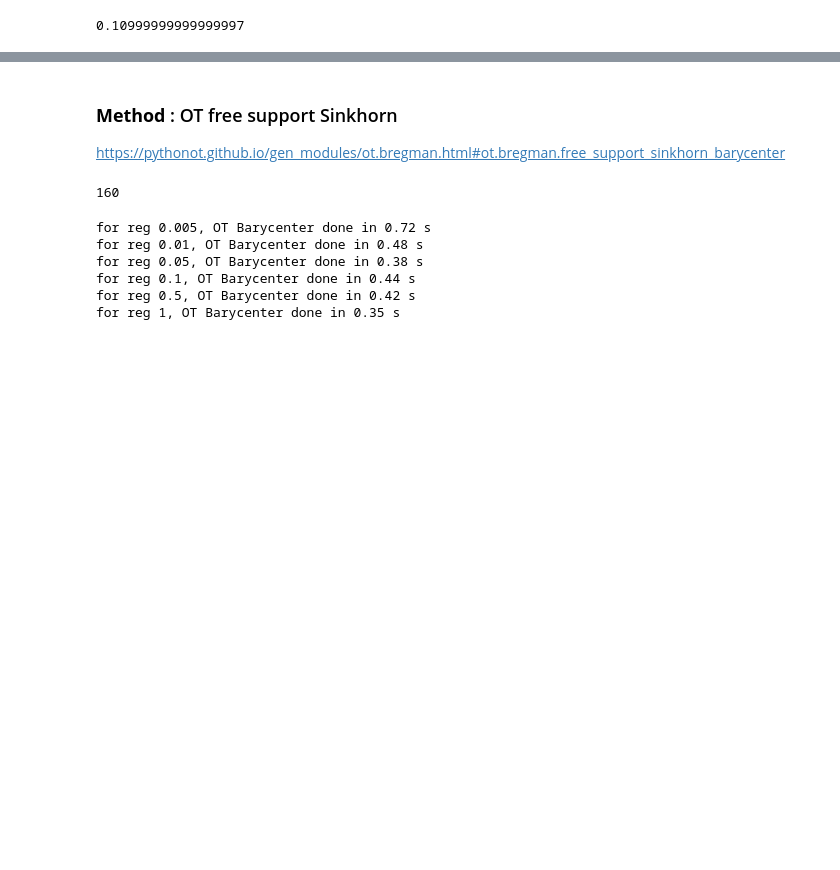
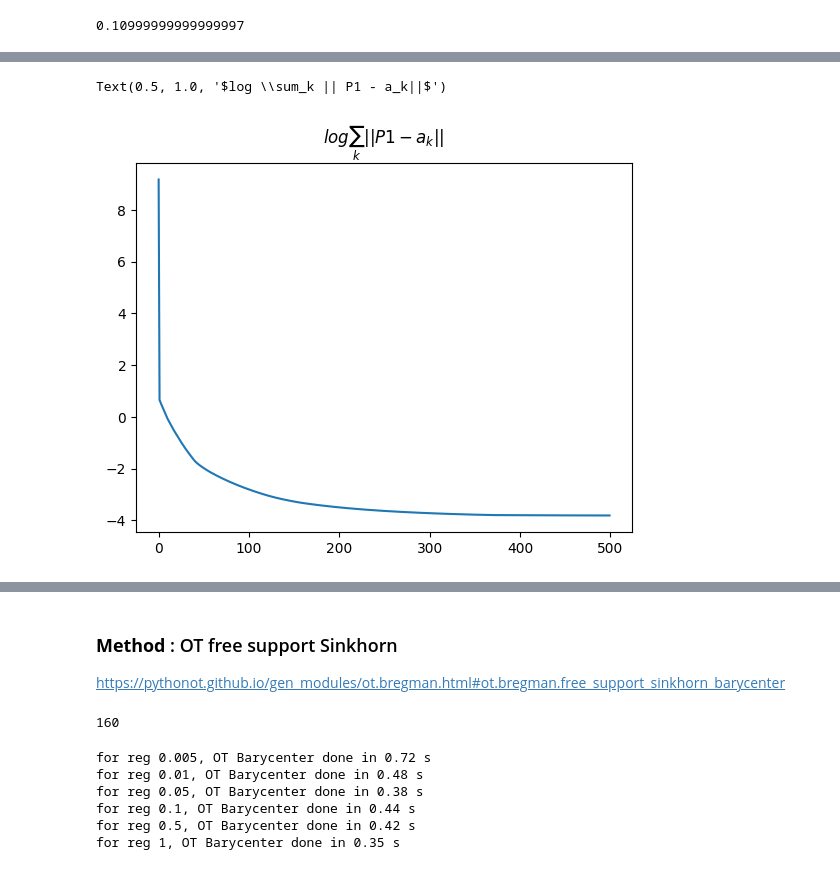
Before and after one commit to InesVATI/projectOT_stochastic_wasserstein_barycenters, a Jupyter notebook: code/experiments.ipynb, the cells around one changed output, grey strips where cells are left out. Cells and saved outputs as stored; diff of their text form; code cells hidden in the pictures; blank space fills up the shorter version.

```diff
--- a/code/experiments.ipynb
+++ b/code/experiments.ipynb
@@ -757,0 +935,28 @@ a0, a1 = ot.unif(len(X0)), ot.unif(len(X1))
+# %%
+from tqdm import tqdm
+nIter = 500
+
+err_p = np.zeros(nIter)
+v = np.ones([h, h, J])
+u = np.copy(v)
+
+for i in tqdm(range(nIter)):
+
+    for k in range(J):
+        err_p[i] += np.linalg.norm( u[:, :, k]* K(v[:, :, k]) - A[:, :, k], ord=1)
+        u[:, :, k] = A[:, :, k] / K(v[:, :, k])
+
+    b = np.zeros(h)
+    for k in range(J):
+        b = b + lambd[k] * np.log(np.maximum(1e-19*np.ones(len(v[:, :, k])),
+                                             v[:, :, k]*K(u[:, :, k])))
+    b = np.exp(b)
+
+    for k in range(J):
+        v[:, :, k] = b/K(u[:, :, k])
+# %%
+plt.plot(np.log(err_p))
+plt.title('$log \sum_k || P1 - a_k||$')
+# %% [output]
+Text(0.5, 1.0, '$log \\sum_k || P1 - a_k||$')
+[figure, added]
```
Also changed, not shown: parts of 30 cells of this notebook, 23 other files.
